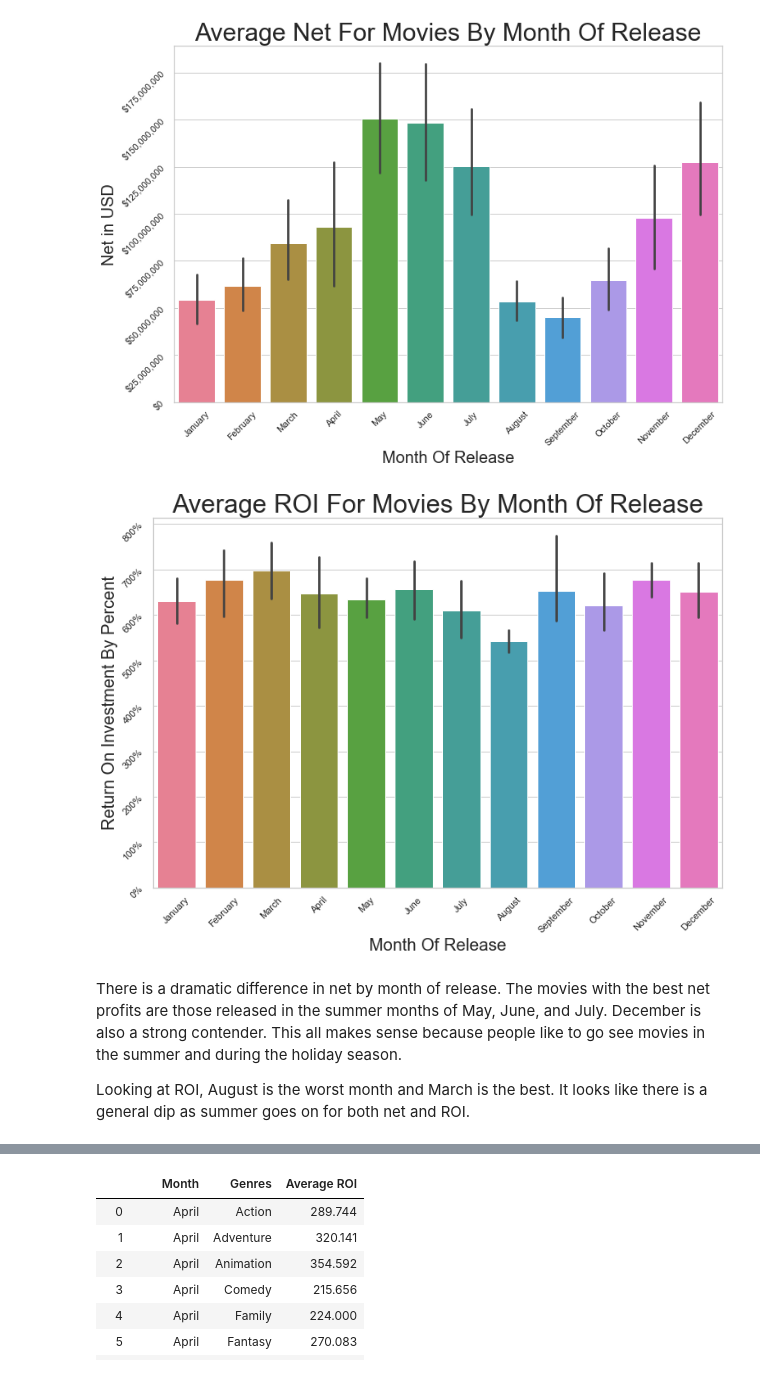
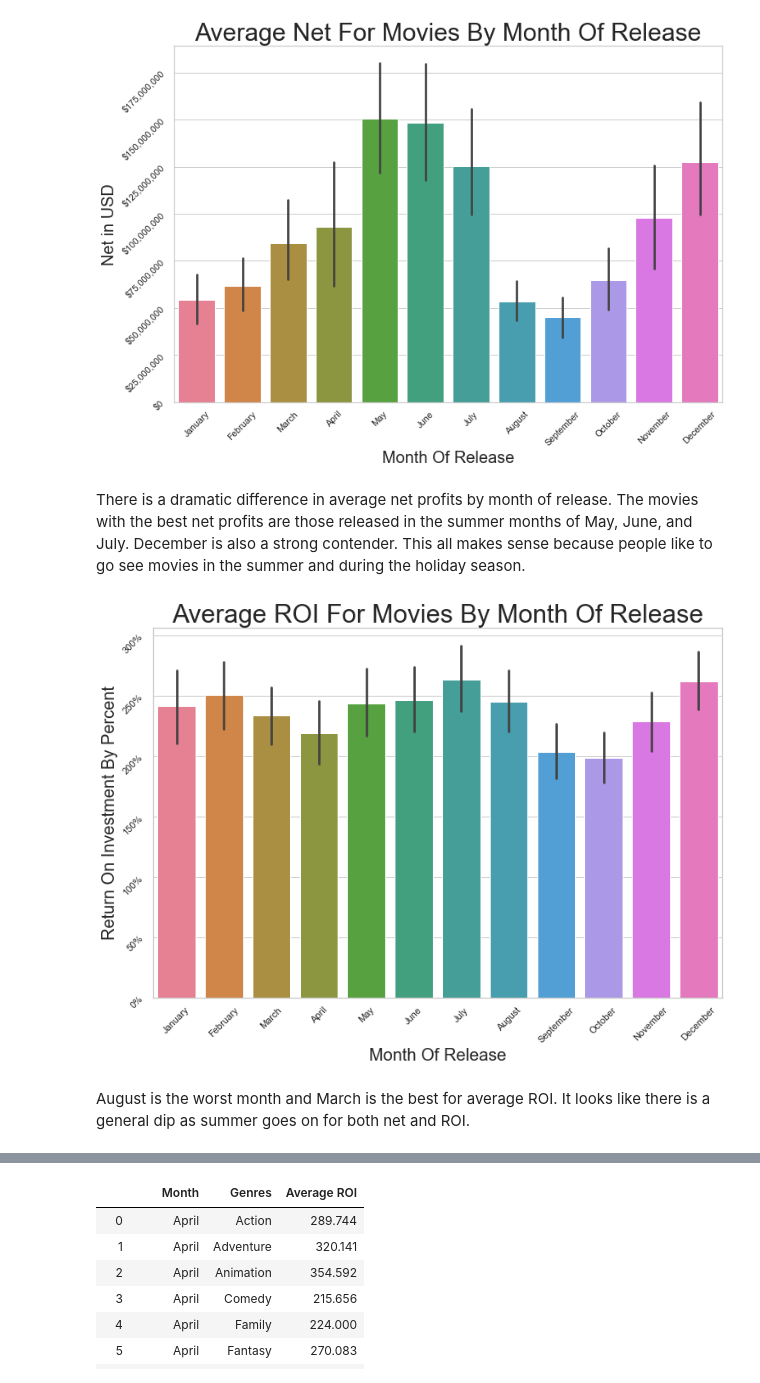
Before and after one commit to AnyOldRandomNameWillDOo/Module-1-Final-Project, a Jupyter notebook: Main Notebook.ipynb, the cells around one changed output, grey strips where cells are left out. Drawn from its saved outputs; the diff is of its cells as text; code cells hidden in the pictures.

```diff
--- a/Main Notebook.ipynb
+++ b/Main Notebook.ipynb
@@ -1329,28 +1377,28 @@ plt.xticks(rotation=45)
 plt.yticks(rotation=45);
 # %% [output]
 [figure]
+# %% [markdown]
+There is a dramatic difference in average net profits by month of release. The movies with the best net profits are those released in the summer months of May, June, and July. December is also a strong contender. This all makes sense because people like to go see movies in the summer and during the holiday season.
 # %%
 
 fig, ax = plt.subplots(figsize=(12,8))
-sns.barplot(x='Earliest Release Month', y='ROI', data=df_sweetspot, order=month_order, palette="husl")
+sns.barplot(x='Earliest Release Month', y='ROI', data=df_roi_fixed, order=month_order, palette="husl")
 
 # Formatting the y-axis ticks to show with percentage signs
 fmt2 = '{x:.0f}%'
 tick2 = mtick.StrMethodFormatter(fmt2)
 ax.yaxis.set_major_formatter(tick2)
 
 # Setting title and labels
 ax.set_ylabel('Return On Investment By Percent', fontsize=20)
 ax.set_xlabel('Month Of Release', fontsize=20)
 ax.set_title('Average ROI For Movies By Month Of Release', fontsize=30)
 
 # Rotating the tick labels
 plt.xticks(rotation=45)
 plt.yticks(rotation=45);
 # %% [output]
-[figure, old version]
+[figure, new version]
 # %% [markdown]
-There is a dramatic difference in net by month of release. The movies with the best net profits are those released in the summer months of May, June, and July. December is also a strong contender. This all makes sense because people like to go see movies in the summer and during the holiday season.
-
-Looking at ROI, August is the worst month and March is the best. It looks like there is a general dip as summer goes on for both net and ROI.
+August is the worst month and March is the best for average ROI. It looks like there is a general dip as summer goes on for both net and ROI.
 # %%
```
Also changed, not shown: parts of 40 cells of this notebook.
